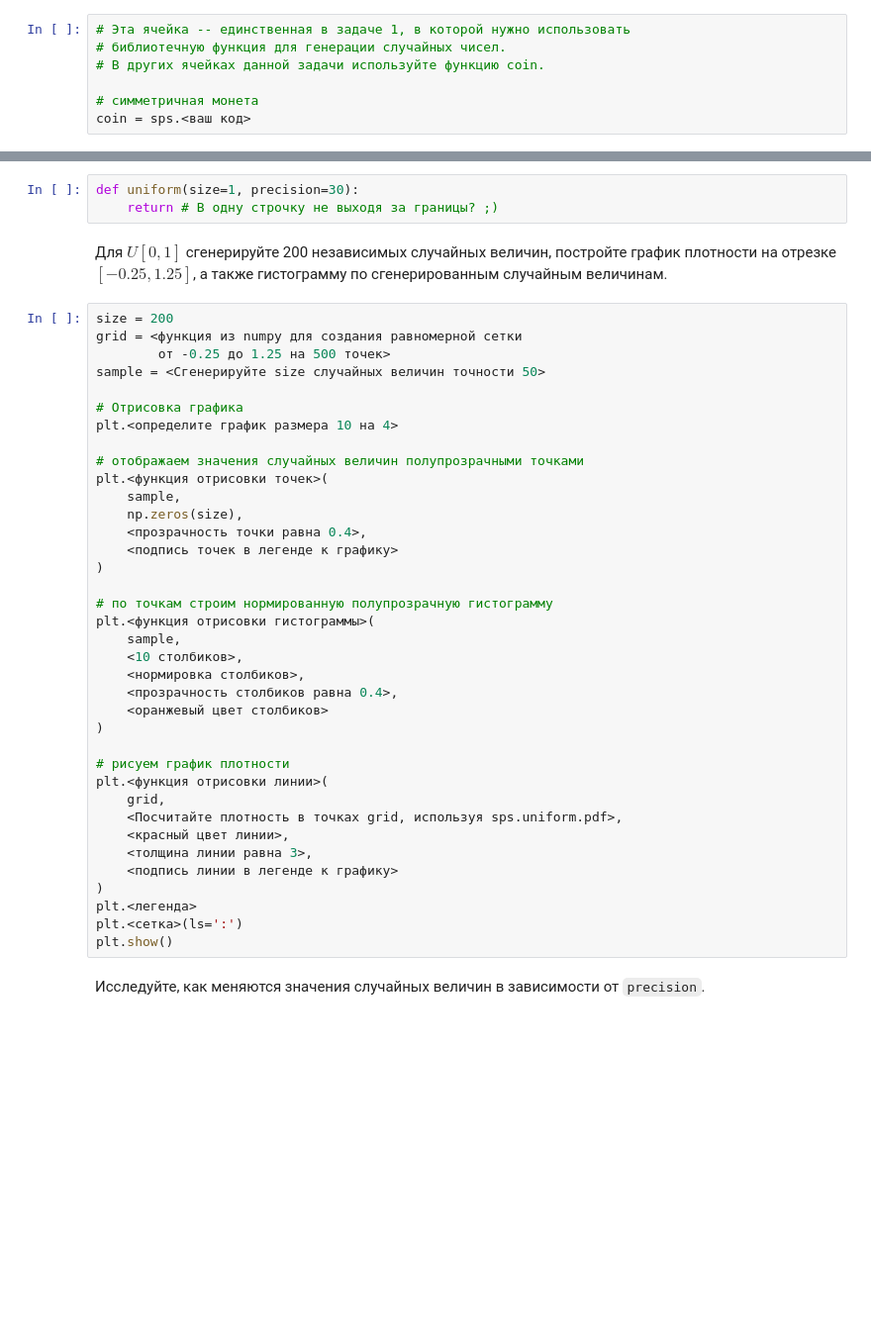
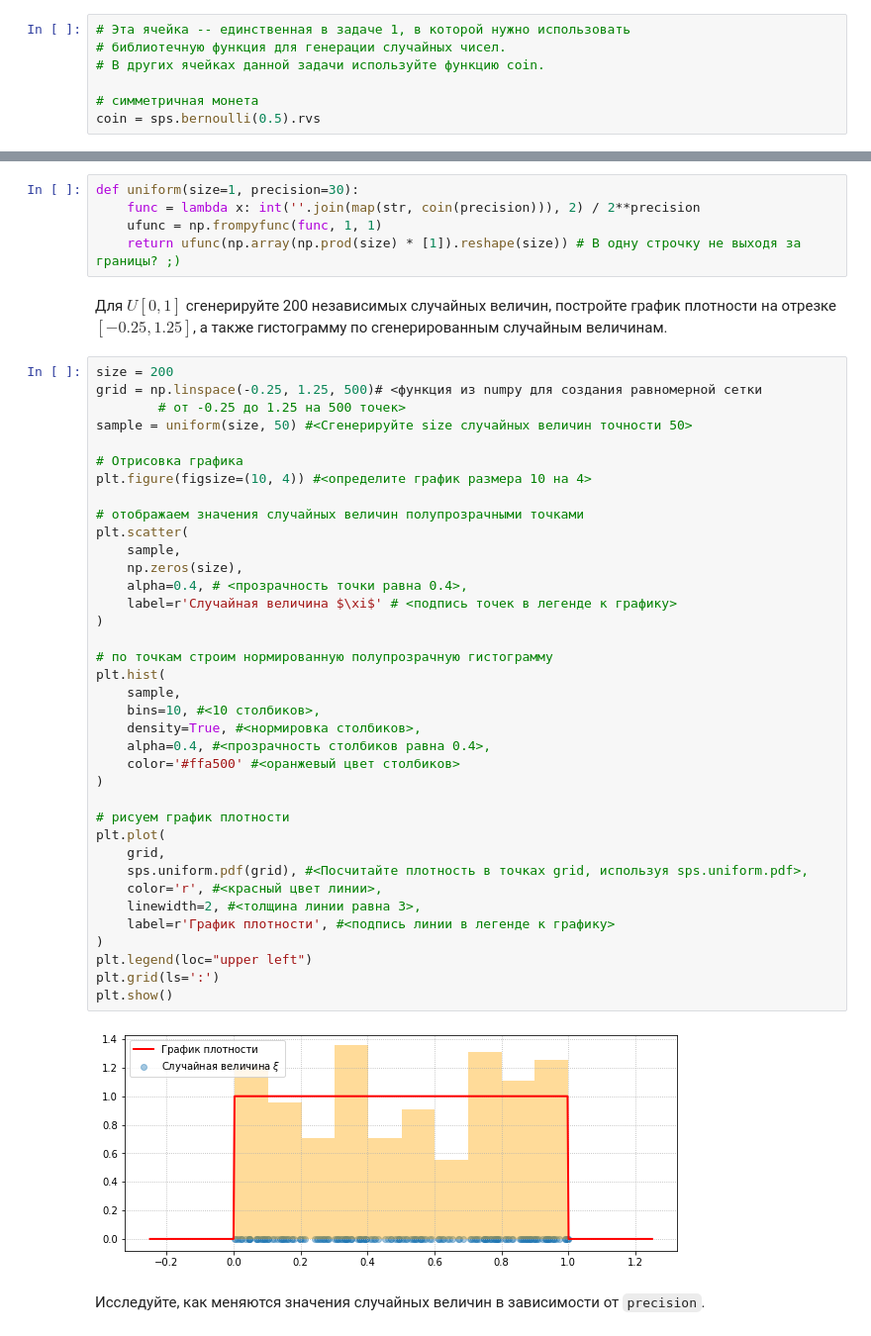
Before and after one commit to TopCoder2K/DS-introduction, a Jupyter notebook: notebooks/task1.ipynb, the cells around one changed output, grey strips where cells are left out. Shown at 99% size. Drawn from its saved outputs; the diff is of its cells as text; blank space fills up the shorter version.

```diff
--- a/notebooks/task1.ipynb
+++ b/notebooks/task1.ipynb
@@ -52,7 +52,7 @@ import typing
 # В других ячейках данной задачи используйте функцию coin.
 
 # симметричная монета
-coin = sps.<ваш код>
+coin = sps.bernoulli(0.5).rvs
 # %% [markdown]
 Проверьте работоспособность функции, сгенерировав 10 бросков симметричной монеты.
 # %%
@@ -63,46 +65,50 @@ coin(size=10)
 Нужно реализовать функцию нужно так, чтобы она могла принимать на вход в качестве параметра `size` как число, так и объект `tuple` любой размерности, и возвращать объект `numpy.array` соответствующей размерности. Например, если `size=(10, 1, 5)`, то функция должна вернуть объект размера $10 \times 1 \times 5$. Кроме того, функцию `coin` можно вызвать только один раз, и, конечно же, не использовать какие-либо циклы. Аргумент `precision` отвечает за число $n$.
 # %%
 def uniform(size=1, precision=30):
-    return # В одну строчку не выходя за границы? ;)
+    func = lambda x: int(''.join(map(str, coin(precision))), 2) / 2**precision
+    ufunc = np.frompyfunc(func, 1, 1)
+    return ufunc(np.array(np.prod(size) * [1]).reshape(size)) # В одну строчку не выходя за границы? ;)
 # %% [markdown]
 Для $U[0, 1]$ сгенерируйте 200 независимых случайных величин, постройте график плотности на отрезке $[-0.25, 1.25]$, а также гистограмму по сгенерированным случайным величинам.
 # %%
 size = 200
-grid = <функция из numpy для создания равномерной сетки
-        от -0.25 до 1.25 на 500 точек>
-sample = <Сгенерируйте size случайных величин точности 50>
+grid = np.linspace(-0.25, 1.25, 500)# <функция из numpy для создания равномерной сетки
+        # от -0.25 до 1.25 на 500 точек>
+sample = uniform(size, 50) #<Сгенерируйте size случайных величин точности 50>
 
 # Отрисовка графика
-plt.<определите график размера 10 на 4>
+plt.figure(figsize=(10, 4)) #<определите график размера 10 на 4>
 
 # отображаем значения случайных величин полупрозрачными точками
-plt.<функция отрисовки точек>(
+plt.scatter(
     sample,
     np.zeros(size),
-    <прозрачность точки равна 0.4>,
-    <подпись точек в легенде к графику>
+    alpha=0.4, # <прозрачность точки равна 0.4>,
+    label=r'Случайная величина $\xi$' # <подпись точек в легенде к графику>
 )
 
 # по точкам строим нормированную полупрозрачную гистограмму
-plt.<функция отрисовки гистограммы>(
+plt.hist(
     sample,
-    <10 столбиков>,
-    <нормировка столбиков>,
-    <прозрачность столбиков равна 0.4>,
-    <оранжевый цвет столбиков>
+    bins=10, #<10 столбиков>,
+    density=True, #<нормировка столбиков>,
+    alpha=0.4, #<прозрачность столбиков равна 0.4>,
+    color='#ffa500' #<оранжевый цвет столбиков>
 )
 
 # рисуем график плотности
-plt.<функция отрисовки линии>(
+plt.plot(
     grid,
-    <Посчитайте плотность в точках grid, используя sps.uniform.pdf>,
-    <красный цвет линии>,
-    <толщина линии равна 3>,
-    <подпись линии в легенде к графику>
+    sps.uniform.pdf(grid), #<Посчитайте плотность в точках grid, используя sps.uniform.pdf>,
+    color='r', #<красный цвет линии>,
+    linewidth=2, #<толщина линии равна 3>,
+    label=r'График плотности', #<подпись линии в легенде к графику>
 )
-plt.<легенда>
-plt.<сетка>(ls=':')
+plt.legend(loc="upper left")
+plt.grid(ls=':')
 plt.show()
+# %% [output]
+[figure, added]
 # %% [markdown]
 Исследуйте, как меняются значения случайных величин в зависимости от `precision`.
 # %%
```
Also changed, not shown: parts of 4 cells of this notebook, 1 other file.
